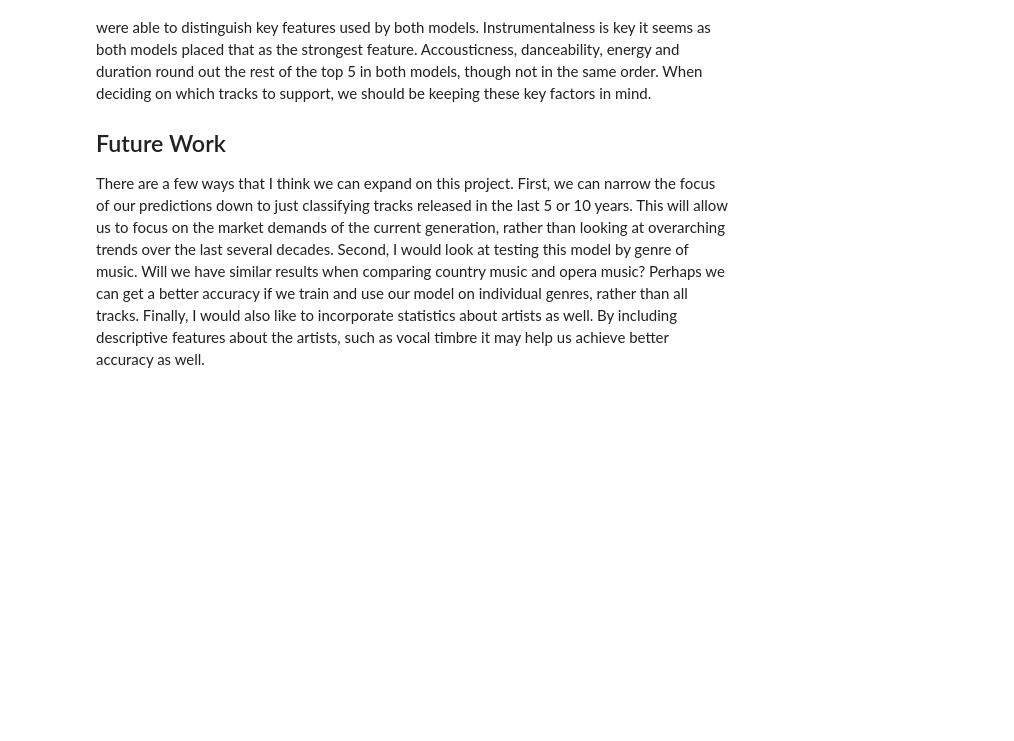
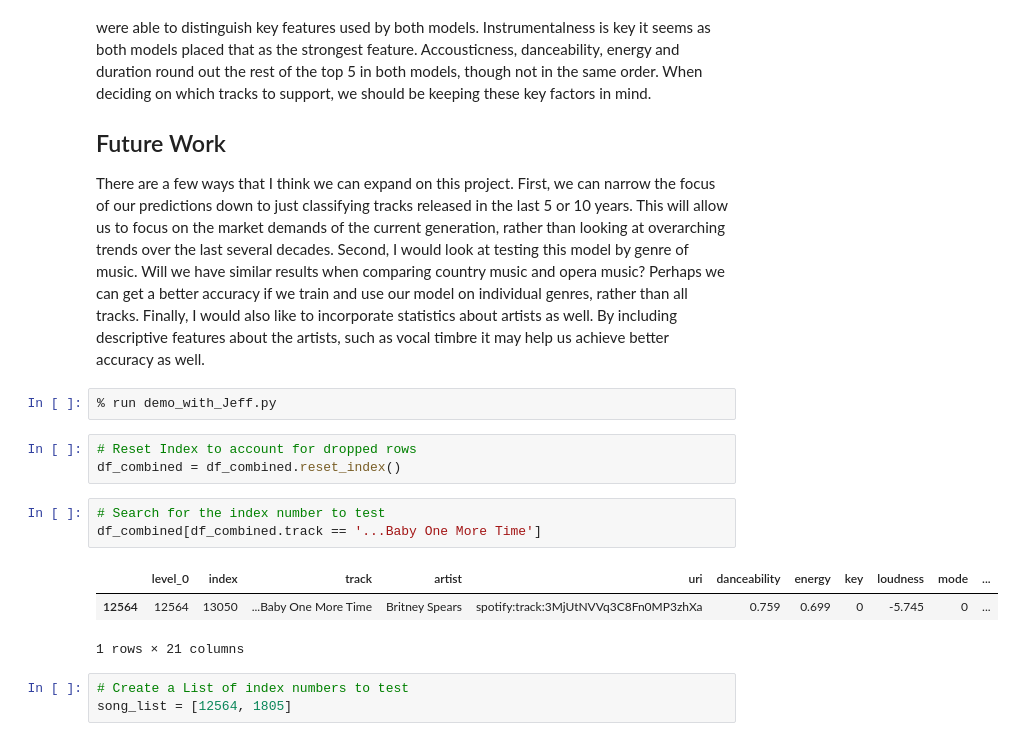
Before and after one commit to CGrannan/classifying-hits-and-flops-with-spotify, a Jupyter notebook: notebook.ipynb, the cells around one changed output. Saved outputs shown, nothing was run; the diff lists cells and outputs as text; blank space fills up the shorter version.

Commit message:
Added demo

```diff
--- a/notebook.ipynb
+++ b/notebook.ipynb
@@ -1028,3 +1028,18 @@ We built two models that we can use to predict if a track will be a commercial h
 ## Future Work
 
 There are a few ways that I think we can expand on this project. First, we can narrow the focus of our predictions down to just classifying tracks released in the last 5 or 10 years. This will allow us to focus on the market demands of the current generation, rather than looking at overarching trends over the last several decades. Second, I would look at testing this model by genre of music. Will we have similar results when comparing country music and opera music? Perhaps we can get a better accuracy if we train and use our model on individual genres, rather than all tracks. Finally, I would also like to incorporate statistics about artists as well. By including descriptive features about the artists, such as vocal timbre it may help us achieve better accuracy as well.
+# %%
+% run demo_with_Jeff.py
+# %%
+# Reset Index to account for dropped rows
+df_combined = df_combined.reset_index()
+# %%
+# Search for the index number to test
+df_combined[df_combined.track == '...Baby One More Time']
+# %% [output]
+|  | level_0 | index | track | artist | uri | danceability | energy | key | loudness | mode | ... |
+| 12564 | 12564 | 13050 | ...Baby One More Time | Britney Spears | spotify:track:3MjUtNVVq3C8Fn0MP3zhXa | 0.759 | 0.699 | 0 | -5.745 | 0 | ... |
+1 rows × 21 columns
+# %%
+# Create a List of index numbers to test
+song_list = [12564, 1805]
```
Also changed, not shown: parts of 6 cells of this notebook, 1 other file.
